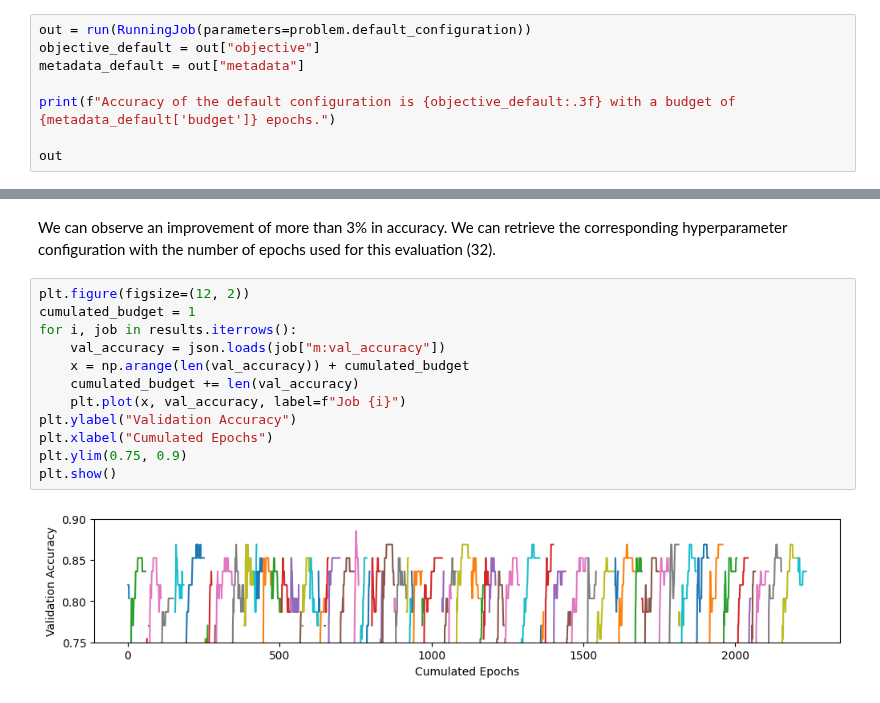
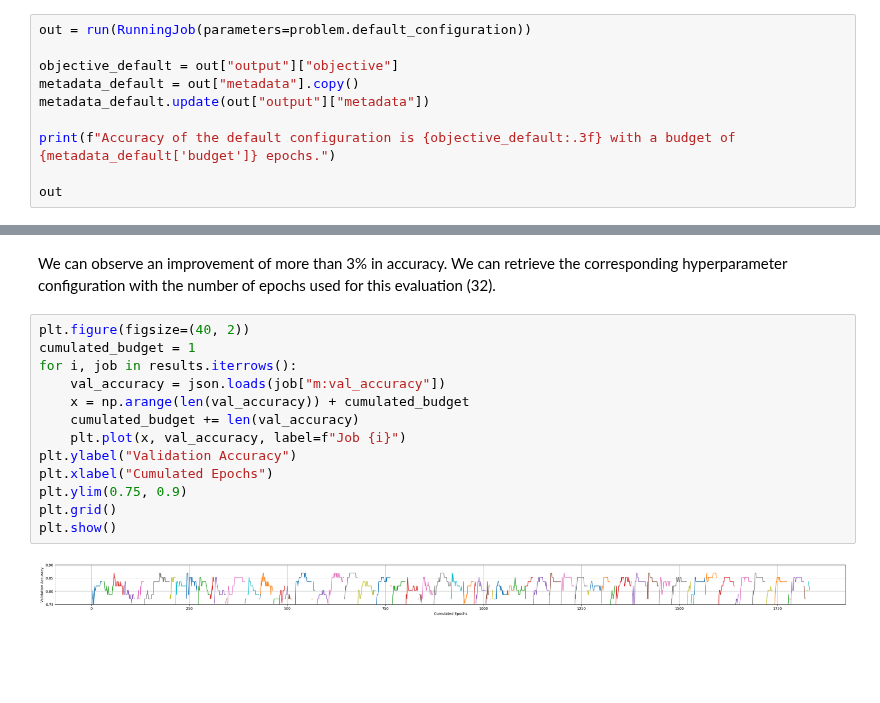
Before and after one commit to deephyper/tutorials, a Jupyter notebook: tutorials/colab/HPS_basic_classification_with_tabular_with_stopper/notebook.ipynb, the cells around one changed output, grey strips where cells are left out. Saved outputs shown, nothing was run; the diff lists cells and outputs as text; blank space fills up the shorter version.

```diff
--- a/tutorials/colab/HPS_basic_classification_with_tabular_with_stopper/notebook.ipynb
+++ b/tutorials/colab/HPS_basic_classification_with_tabular_with_stopper/notebook.ipynb
@@ -368,8 +385,10 @@ Configuration space object:
 We evaluate the performance of the default set of hyperparameters provided in the Keras tutorial.
 # %%
 out = run(RunningJob(parameters=problem.default_configuration))
-objective_default = out["objective"]
-metadata_default = out["metadata"]
+
+objective_default = out["output"]["objective"]
+metadata_default = out["metadata"].copy()
+metadata_default.update(out["output"]["metadata"])
 
 print(f"Accuracy of the default configuration is {objective_default:.3f} with a budget of {metadata_default['budget']} epochs.")
 
@@ -507,16 +527,17 @@ plt.show()
 # %% [markdown]
 We can observe an improvement of more than 3% in accuracy. We can retrieve the corresponding hyperparameter configuration with the number of epochs used for this evaluation (32).
 # %%
-plt.figure(figsize=(12, 2))
+plt.figure(figsize=(40, 2))
 cumulated_budget = 1
 for i, job in results.iterrows():
     val_accuracy = json.loads(job["m:val_accuracy"])
     x = np.arange(len(val_accuracy)) + cumulated_budget
     cumulated_budget += len(val_accuracy)
     plt.plot(x, val_accuracy, label=f"Job {i}")
 plt.ylabel("Validation Accuracy")
 plt.xlabel("Cumulated Epochs")
 plt.ylim(0.75, 0.9)
+plt.grid()
 plt.show()
 # %% [output]
-[figure, old version]
+[figure, new version]
```
Also changed, not shown: parts of 8 cells of this notebook.
